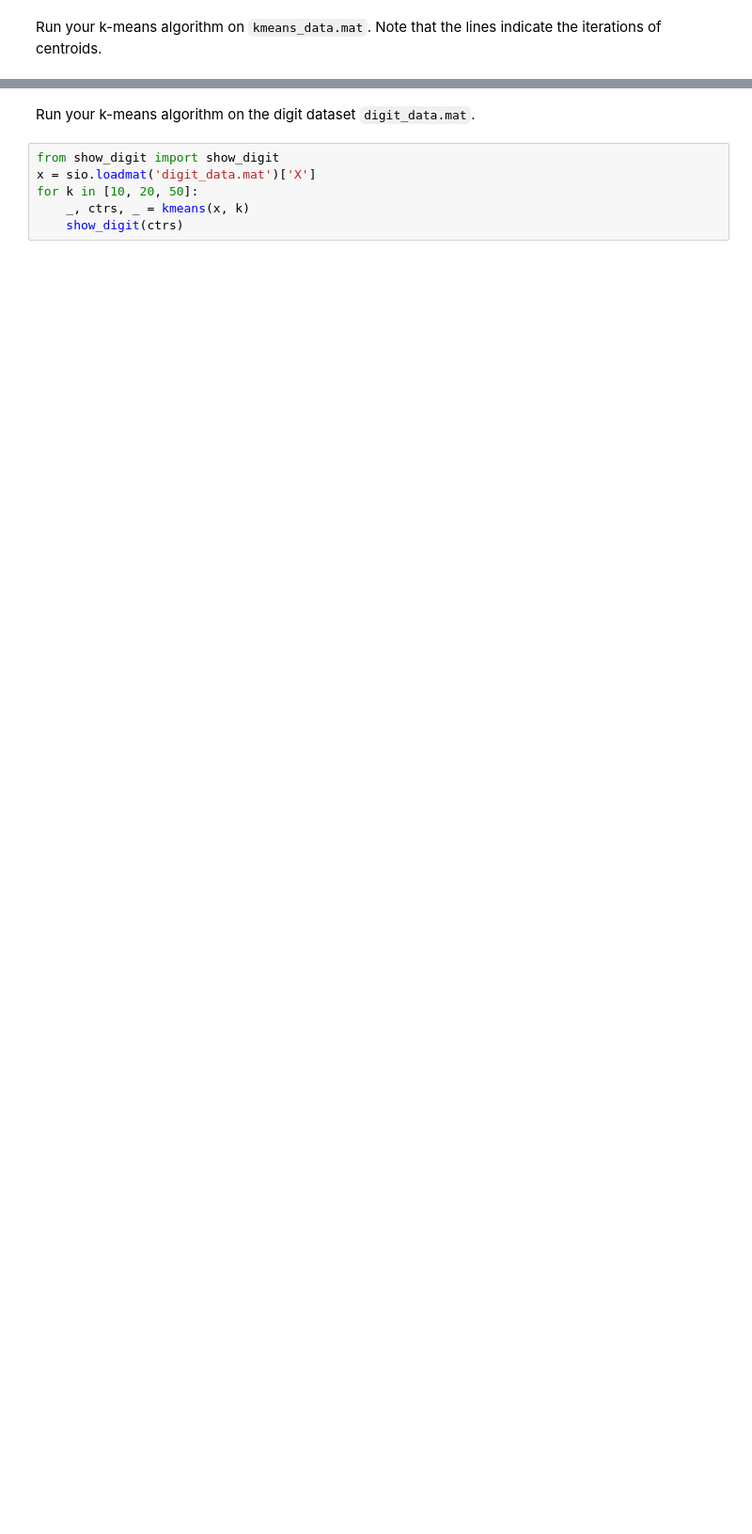
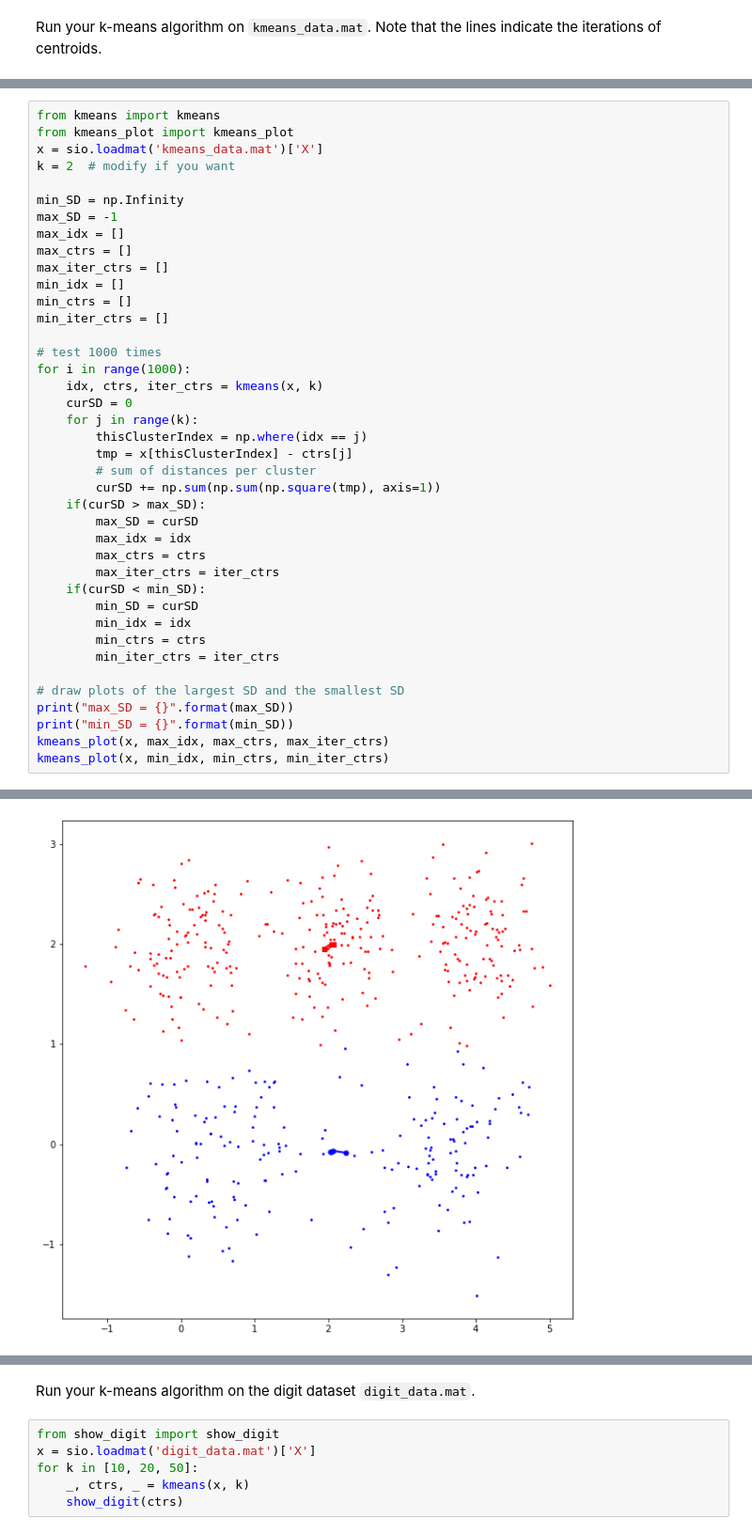
Before and after one commit to ForsakeLJK/ZJU_ML_2020_hw3, a Jupyter notebook: kmeans/vq.ipynb, the cells around one changed output, grey strips where cells are left out. Shown at 94% size. Cells and saved outputs as stored; diff of their text form; blank space fills up the shorter version.

```diff
--- a/kmeans/vq.ipynb
+++ b/kmeans/vq.ipynb
@@ -30,0 +27,41 @@ kmeans_plot(x, idx, ctrs, iter_ctrs)
+# %%
+from kmeans import kmeans
+from kmeans_plot import kmeans_plot
+x = sio.loadmat('kmeans_data.mat')['X']
+k = 2  # modify if you want
+
+min_SD = np.Infinity
+max_SD = -1
+max_idx = []
+max_ctrs = []
+max_iter_ctrs = []
+min_idx = []
+min_ctrs = []
+min_iter_ctrs = []
+
+# test 1000 times
+for i in range(1000):
+    idx, ctrs, iter_ctrs = kmeans(x, k)
+    curSD = 0
+    for j in range(k):
+        thisClusterIndex = np.where(idx == j)
+        tmp = x[thisClusterIndex] - ctrs[j]
+        # sum of distances per cluster
+        curSD += np.sum(np.sum(np.square(tmp), axis=1))
+    if(curSD > max_SD):
+        max_SD = curSD
+        max_idx = idx
+        max_ctrs = ctrs
+        max_iter_ctrs = iter_ctrs
+    if(curSD < min_SD):
+        min_SD = curSD
+        min_idx = idx
+        min_ctrs = ctrs
+        min_iter_ctrs = iter_ctrs
+
+# draw plots of the largest SD and the smallest SD
+print("max_SD = {}".format(max_SD))
+print("min_SD = {}".format(min_SD))
+kmeans_plot(x, max_idx, max_ctrs, max_iter_ctrs)
+kmeans_plot(x, min_idx, min_ctrs, min_iter_ctrs)
+# %% [output]
@@ -30,0 +70 @@ kmeans_plot(x, idx, ctrs, iter_ctrs)
+[figure, added]
```
Also changed, not shown: parts of 9 cells of this notebook, 1 other file.
